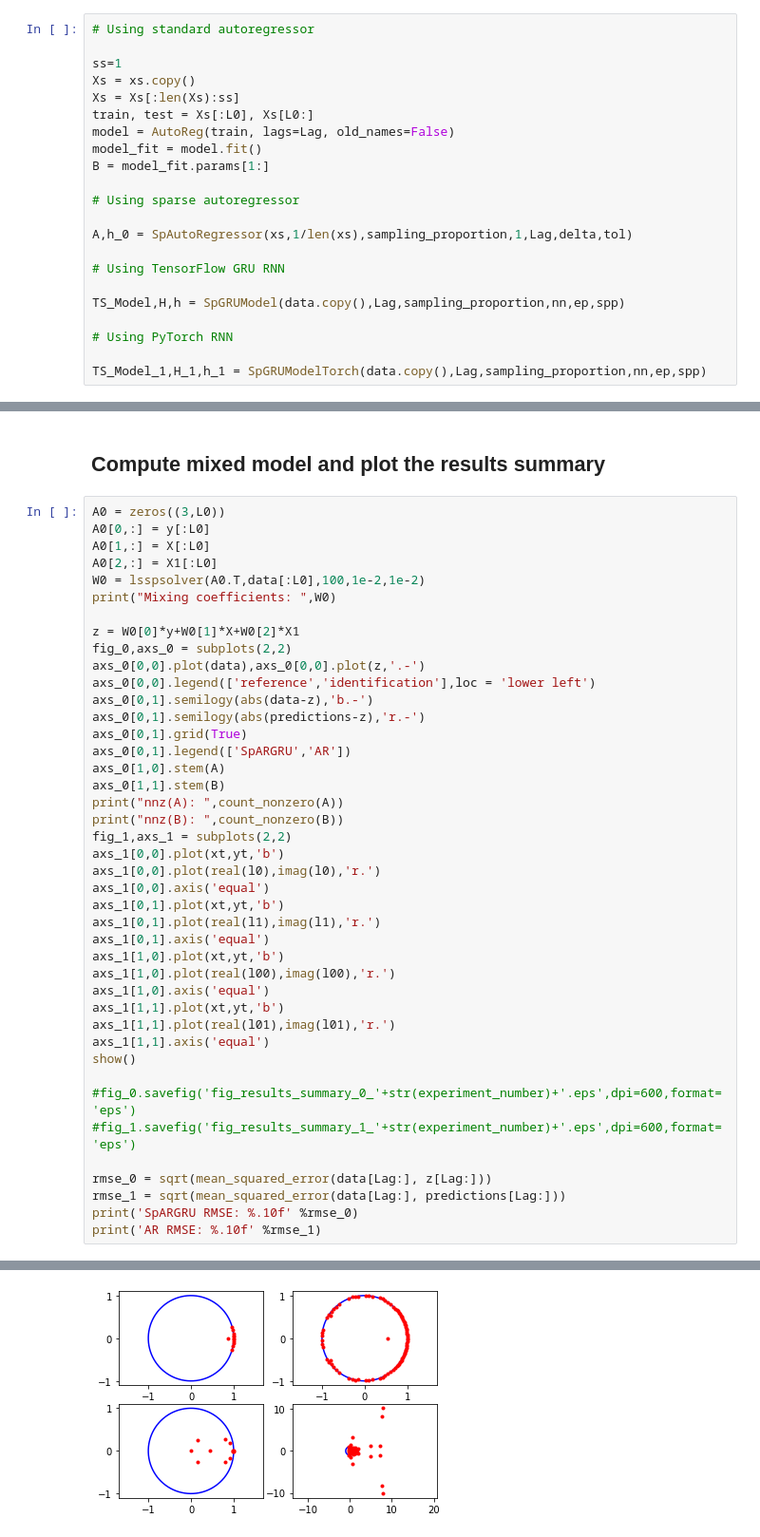
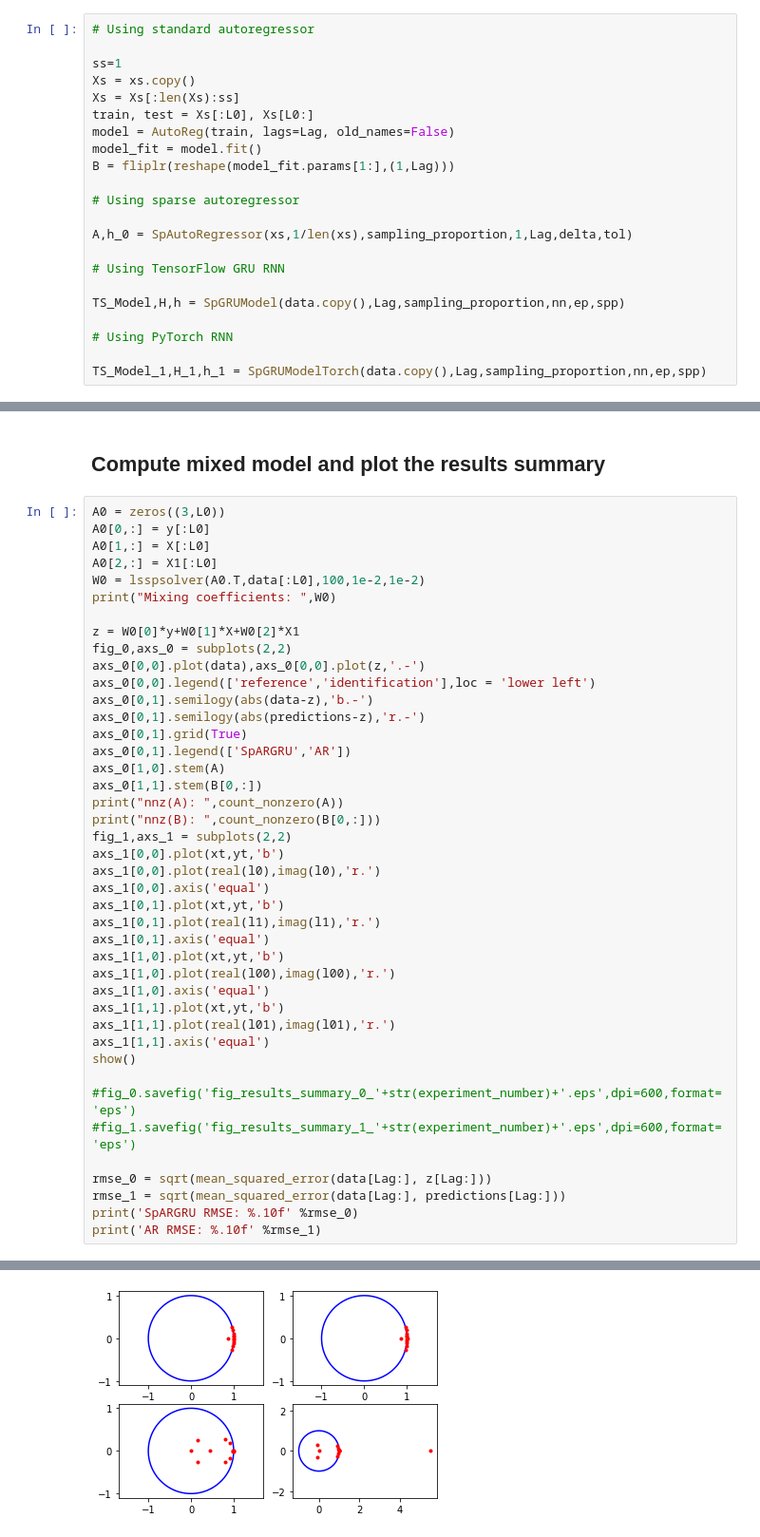
Before and after one commit to estebanSeguraUCR/SPAAR_NEW, a Jupyter notebook: Notebooks/SLSpAARModelsDemo.ipynb, the cells around one changed output, grey strips where cells are left out. Shown: that part at 95% size. Drawn from its saved outputs; the diff is of its cells as text.

```diff
--- a/Notebooks/SLSpAARModelsDemo.ipynb
+++ b/Notebooks/SLSpAARModelsDemo.ipynb
@@ -384,7 +384,7 @@ Xs = Xs[:len(Xs):ss]
 train, test = Xs[:L0], Xs[L0:]
 model = AutoReg(train, lags=Lag, old_names=False)
 model_fit = model.fit()
-B = model_fit.params[1:]
+B = fliplr(reshape(model_fit.params[1:],(1,Lag)))
 
 # Using sparse autoregressor
 
@@ -503,9 +503,9 @@ axs_0[0,1].semilogy(abs(predictions-z),'r.-')
 axs_0[0,1].grid(True)
 axs_0[0,1].legend(['SpARGRU','AR'])
 axs_0[1,0].stem(A)
-axs_0[1,1].stem(B)
+axs_0[1,1].stem(B[0,:])
 print("nnz(A): ",count_nonzero(A))
-print("nnz(B): ",count_nonzero(B))
+print("nnz(B): ",count_nonzero(B[0,:]))
 fig_1,axs_1 = subplots(2,2)
 axs_1[0,0].plot(xt,yt,'b')
 axs_1[0,0].plot(real(l0),imag(l0),'r.')
@@ -536 +536 @@ nnz(B):  165
-[figure, old version]
+[figure, new version]
```
Also changed, not shown: parts of 4 cells of this notebook, 1 other file.
